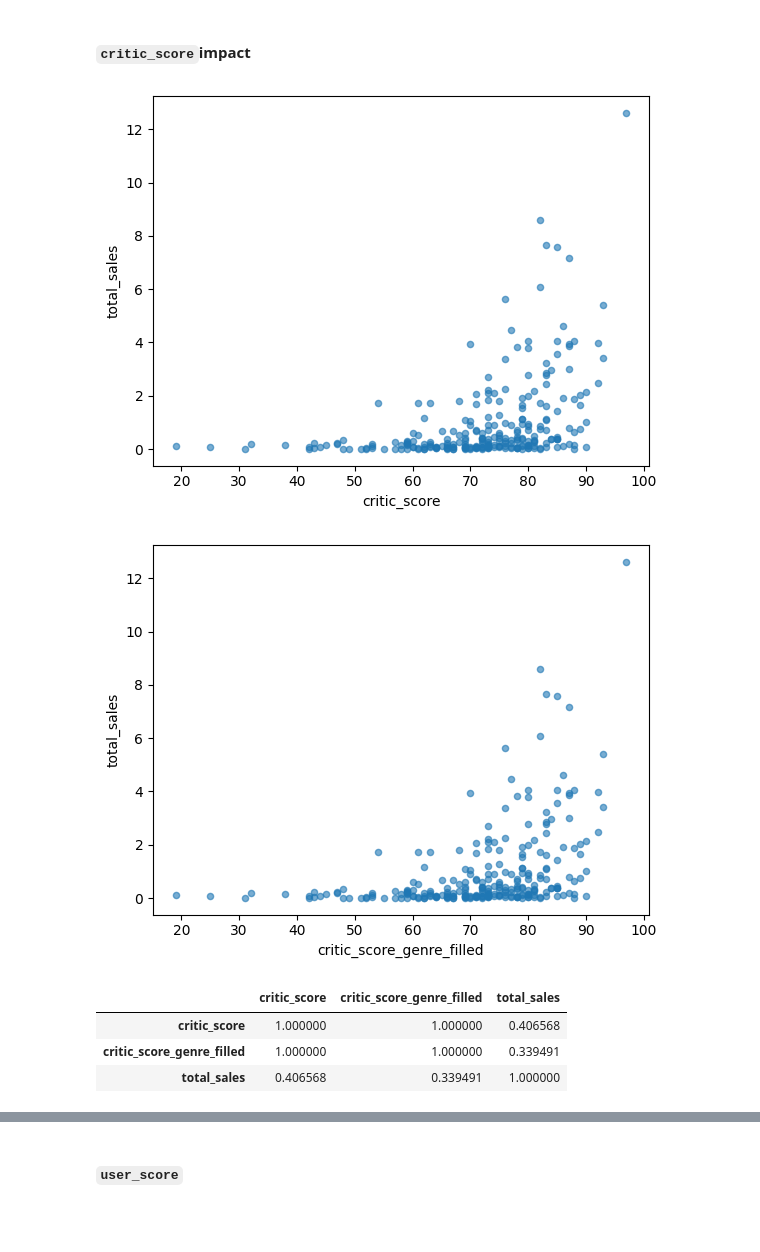
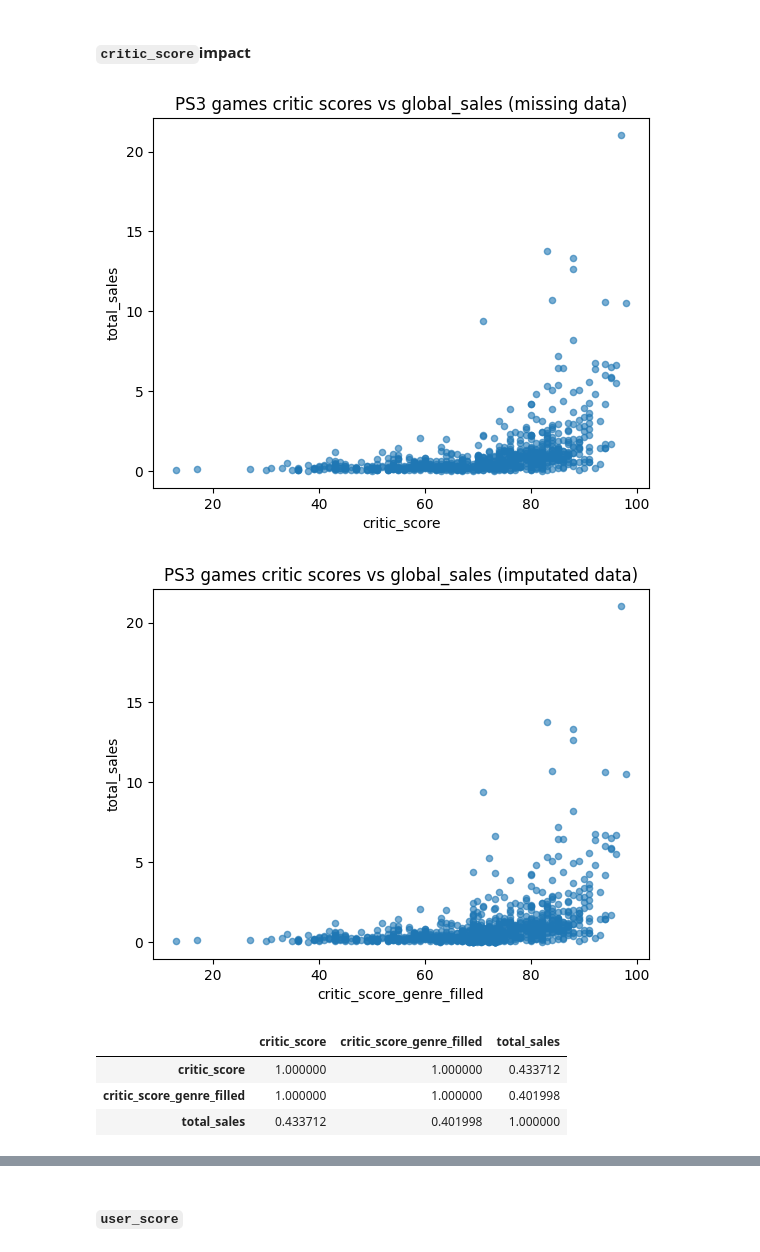
Before and after one commit to PabloHermun/videogames_succes, a Jupyter notebook: notebook.ipynb, the cells around one changed output, grey strips where cells are left out. Saved outputs shown, nothing was run; the diff lists cells and outputs as text; code cells hidden in the pictures; blank space fills up the shorter version.

Commit message:
Completed Analysis section with some cool plots

```diff
--- a/notebook.ipynb
+++ b/notebook.ipynb
@@ -694,7 +691,8 @@ We notice a very prominent presence of outliers in these distributions. We can s
 Let's review how the critics and users scores affect the sales of a game for a platform of choice.
 # %%
 # Select a platform of interest and filter the data
-platform_sales = (games.query("platform == 'PS4'")
+platform = 'PS3'
+platform_sales = (games.query("platform == @platform")
                     .sort_values(by=['total_sales'], ascending=False)
                     [['name', 'total_sales', 'genre', 'user_score', 'critic_score']]
                  )
@@ -733,0 +741,15 @@ memory usage: 21.4+ KB
+# %%
+# Explore the amount of missing reviews by genre
+genre_means = (
+    platform_sales
+    .groupby('genre')
+    .agg(
+        games_released=('name', 'count'),
+        avg_missing_critics=('critic_score', lambda x: x.isnull().sum()/len(x)*100), # percentage of missing values
+        avg_missing_users=('user_score', lambda x: x.isnull().sum()/len(x)*100), # percentage of missing values
+        avg_critic_score=('critic_score', 'mean'),
+        avg_user_score=('user_score', 'mean'),
+        total_sales=('total_sales', 'sum')
+    )
+)
+genre_means.sort_values(by=['avg_missing_critics'], ascending=False)
@@ -733,0 +845,17 @@ memory usage: 21.4+ KB
+# %%
+# Fill the missing (critic and user scores) values with mean values segmented by genre
+platform_sales['critic_score_genre_filled'] = (
+    platform_sales['critic_score']
+    .fillna(
+        platform_sales['genre'].map(genre_means['avg_critic_score'])
+    )
+)
+
+platform_sales['user_score_genre_filled'] = (
+    platform_sales['user_score']
+    .fillna(
+        platform_sales['genre'].map(genre_means['avg_user_score'])
+    )
+)
+
+platform_sales.info()
@@ -734,30 +877,35 @@ memory usage: 21.4+ KB
 # %% [markdown]
 #### `critic_score`impact
 # %%
+
 df_critics = platform_sales[['critic_score', 'critic_score_genre_filled', 'total_sales']]
 
 df_critics.dropna().plot(
     x='critic_score',
     y='total_sales',
     kind='scatter',
     alpha=0.6
 )
+plt.title(f'{platform} games critic scores vs global_sales (missing data)')
 plt.show()
 
-df_critics.dropna().plot(
+df_critics.plot(
     x='critic_score_genre_filled',
     y='total_sales',
     kind='scatter',
     alpha=0.6
 )
+plt.title(f'{platform} games critic scores vs global_sales (imputated data)')
+
 plt.show()
 
 
+
 df_critics.corr()
 # %% [output]
-[figure, old version]
+[figure, new version]
-[figure, old version]
+[figure, new version]
 |  | critic_score | critic_score_genre_filled | total_sales |
-| critic_score | 1.000000 | 1.000000 | 0.406568 |
-| critic_score_genre_filled | 1.000000 | 1.000000 | 0.339491 |
-| total_sales | 0.406568 | 0.339491 | 1.000000 |
+| critic_score | 1.000000 | 1.000000 | 0.433712 |
+| critic_score_genre_filled | 1.000000 | 1.000000 | 0.401998 |
+| total_sales | 0.433712 | 0.401998 | 1.000000 |
```
Also changed, not shown: parts of 33 cells of this notebook.
